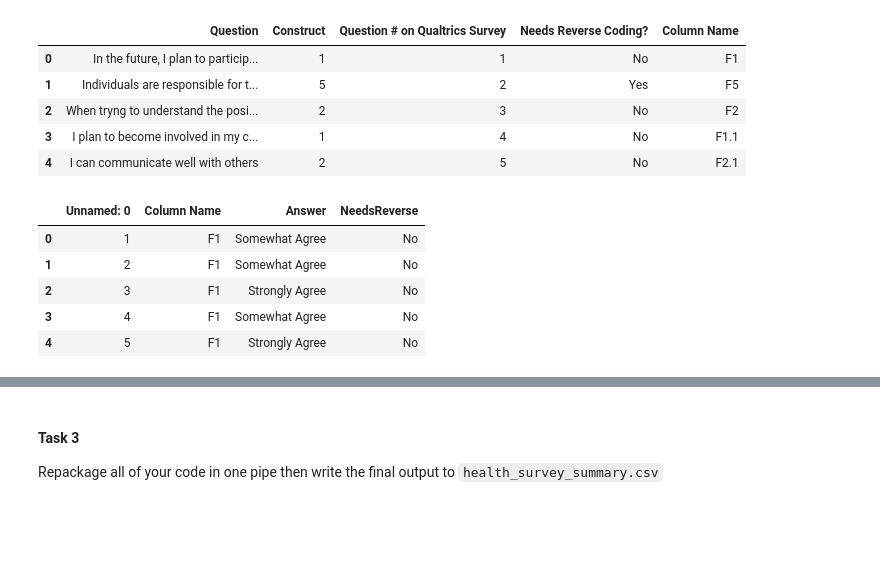
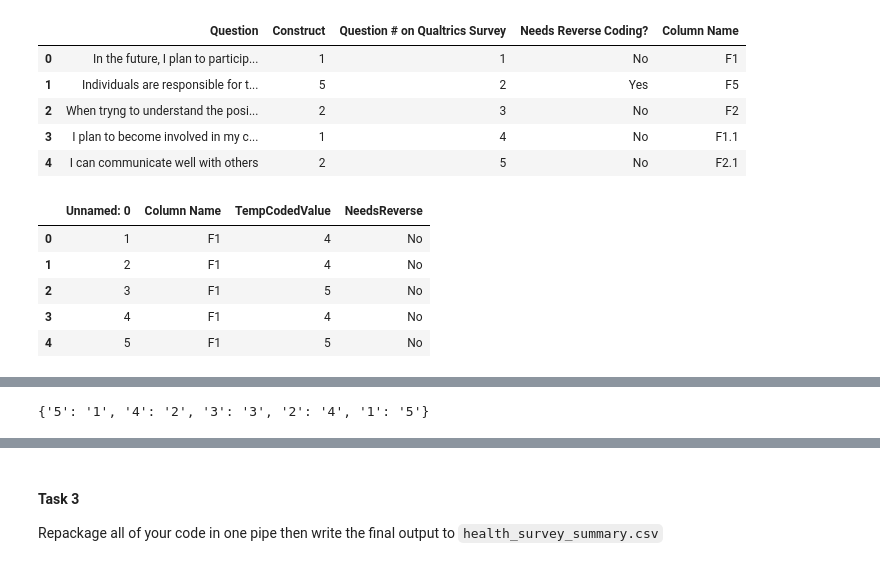
Before and after one commit to reaganbuske/DSCI430, a Jupyter notebook: lab_7_summarizing_a_health_survey_RB.ipynb, the cells around one changed output, grey strips where cells are left out. Drawn from its saved outputs; the diff is of its cells as text; code cells hidden in the pictures; blank space fills up the shorter version.

```diff
--- a/lab_7_summarizing_a_health_survey_RB.ipynb
+++ b/lab_7_summarizing_a_health_survey_RB.ipynb
@@ -45,3 +45,7 @@ health_survey.head()
 | 3 | 4 | Somewhat Agree | Somewhat Agree | Strongly Agree | Somewhat Agree | Strongly Agree | Neither Agree nor Disagree | Neither Agree nor Disagree | Somewhat Disagree | Somewhat Agree | ... | ... |
 | 4 | 5 | Strongly Agree | Strongly Disagree | Neither Agree nor Disagree | Strongly Agree | Somewhat Agree | Strongly Disagree | Strongly Agree | Somewhat Agree | Neither Agree nor Disagree | ... | ... |
 5 rows × 45 columns
+# %%
+scale = {r:num for r,num in zip(['Strongly Agree', 'Somewhat Agree', 'Neither Agree nor Disagree', 'Somewhat Disagree', 'Strongly Disagree'],
+                                ['5','4','3','2','1'])}
+scale
@@ -47,0 +58,3 @@ health_survey.head()
+# %%
+surv_cols = health_survey.columns[1:]
+surv_cols
@@ -48,5 +68,8 @@ health_survey.head()
 # %%
 health_survey_stacked = (health_survey
-                            >> gather('Column Name', 'Answer', columns_from('F1')))
-health_survey_stacked >> head()
+                             >> gather("Column Name","Response", surv_cols)
+                             >> mutate(TempCodedValue = X.Response.map(scale))
+                             >> drop(X.Response)
+                        )
+health_survey_stacked.head()
 # %% [output]
@@ -71,15 +94,22 @@ reverse_coding.head()
 | 3 | I plan to become involved in my c... | 1 | 4 | No | F1.1 |
 | 4 | I can communicate well with others | 2 | 5 | No | F2.1 |
 # %%
-health_survey_stacked >> left_join(reverse_coding, by= 'Column Name') >> drop(X.Question, X.Construct, X['Question # on Qualtrics Survey']) >> mutate(NeedsReverse = X['Needs Reverse Coding?']) >> drop(X['Needs Reverse Coding?']) >> head
+health_survey_stacked = (health_survey_stacked >> left_join(reverse_coding, by= 'Column Name') >> drop(X.Question, X.Construct, X['Question # on Qualtrics Survey']) >> mutate(NeedsReverse = X['Needs Reverse Coding?']) >> drop(X['Needs Reverse Coding?']))
+health_survey_stacked.head()
 # %% [output]
-|  | Unnamed: 0 | Column Name | Answer | NeedsReverse |
-| 0 | 1 | F1 | Somewhat Agree | No |
-| 1 | 2 | F1 | Somewhat Agree | No |
-| 2 | 3 | F1 | Strongly Agree | No |
-| 3 | 4 | F1 | Somewhat Agree | No |
-| 4 | 5 | F1 | Strongly Agree | No |
+|  | Unnamed: 0 | Column Name | TempCodedValue | NeedsReverse |
+| 0 | 1 | F1 | 4 | No |
+| 1 | 2 | F1 | 4 | No |
+| 2 | 3 | F1 | 5 | No |
+| 3 | 4 | F1 | 4 | No |
+| 4 | 5 | F1 | 5 | No |
 # %% [markdown]
 3.  Make a new column called `TempCodedValue` by recoding the `Question`s column.
 
 ![](img/survey/image3.png)
+# %%
+scale2 = {r:num for r,num in zip(['5', '4', '3', '2', '1'],
+                                ['1','2','3','4','5'])}
+scale2
+# %% [output]
+{'5': '1', '4': '2', '3': '3', '2': '4', '1': '5'}
```
Also changed, not shown: parts of 7 cells of this notebook, 1 other file.
